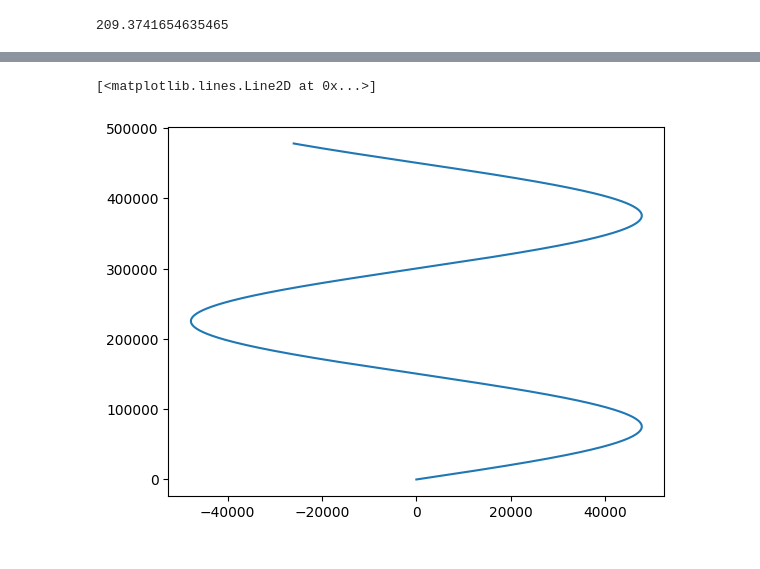
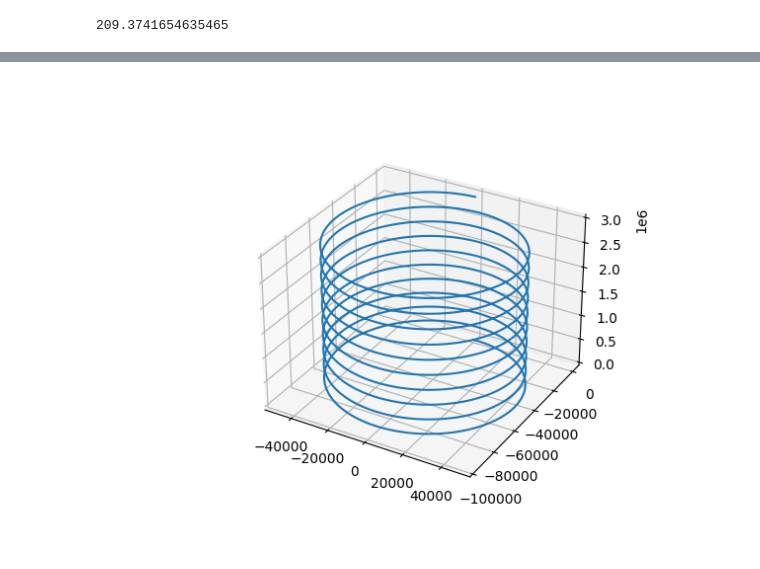
Before and after one commit to mshumko/p68_f22, a Jupyter notebook: bounce_motion/cyclotron.ipynb, the cells around one changed output, grey strips where cells are left out. Drawn from its saved outputs; the diff is of its cells as text; code cells hidden in the pictures.

```diff
--- a/bounce_motion/cyclotron.ipynb
+++ b/bounce_motion/cyclotron.ipynb
@@ -66,7 +69,7 @@ X0 = (0, 0, 0, 1E7, 0, 1E7)  # pos, vel
 args = (q_e, m_e, B)  # q, m , B
 w_c = np.sqrt(np.abs(q_e*B/m_e))
 print(w_c)
-t = np.linspace(0, 10/w_c, num=5000)
+t = np.linspace(0, 10*2*np.pi/w_c, num=5000)
 solution = odeint(f, X0, t, args=args)
 # %% [output]
 209.3741654635465
@@ -78,5 +76,7 @@ plt.plot(solution[:, 0], solution[:, 1])
-# %%
-plt.plot(solution[:, 0], solution[:, 2])
-# %% [output]
-[<matplotlib.lines.Line2D at 0x...>]
-[figure, removed]
+# %%
+bx = plt.subplot(111, projection='3d')
+
+bx.plot3D(solution[:, 0], solution[:, 1], solution[:, 2])
+plt.show()
+# %% [output]
+[figure, added]
```
Also changed, not shown: parts of 4 cells of this notebook, 5 other files.
